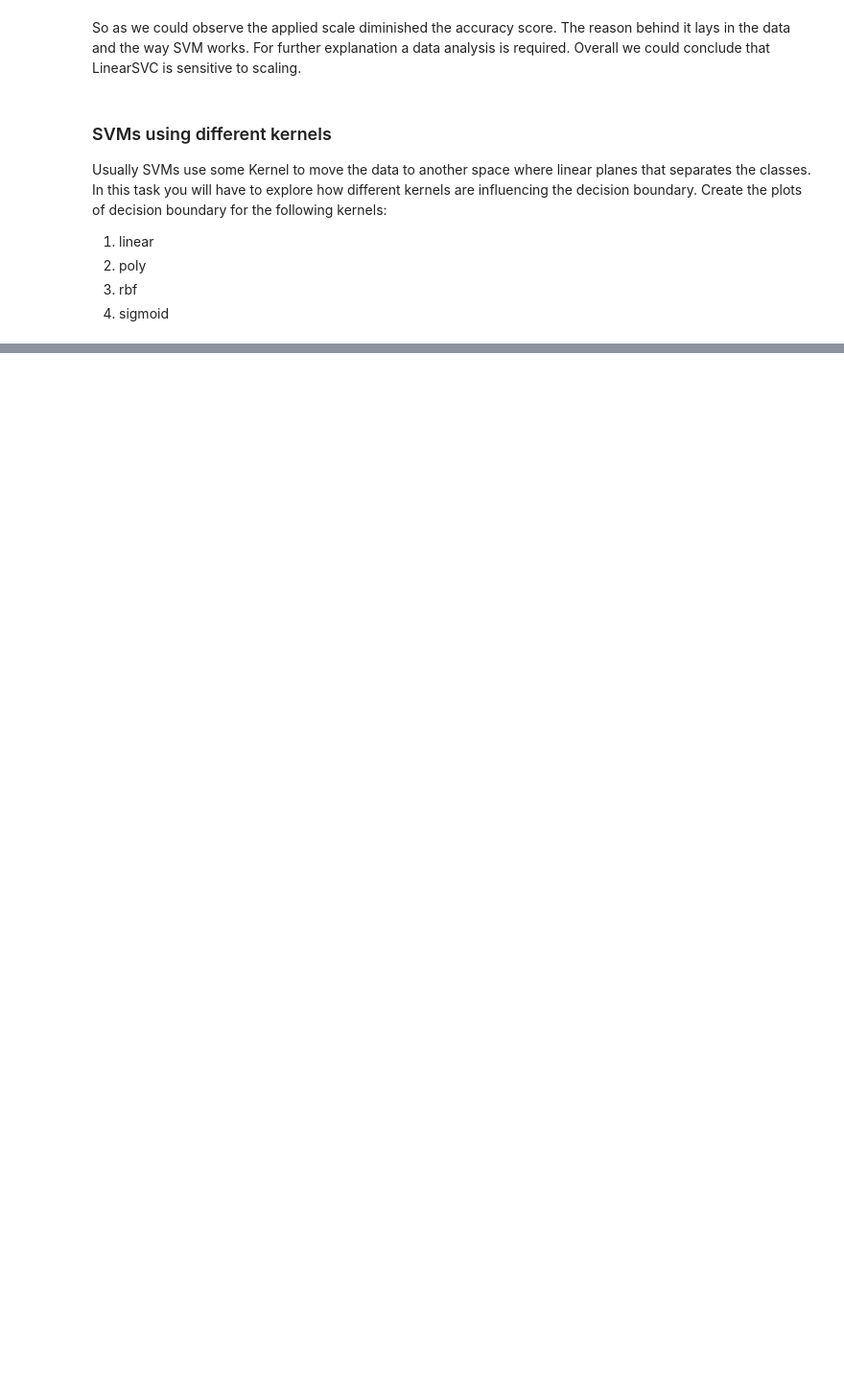
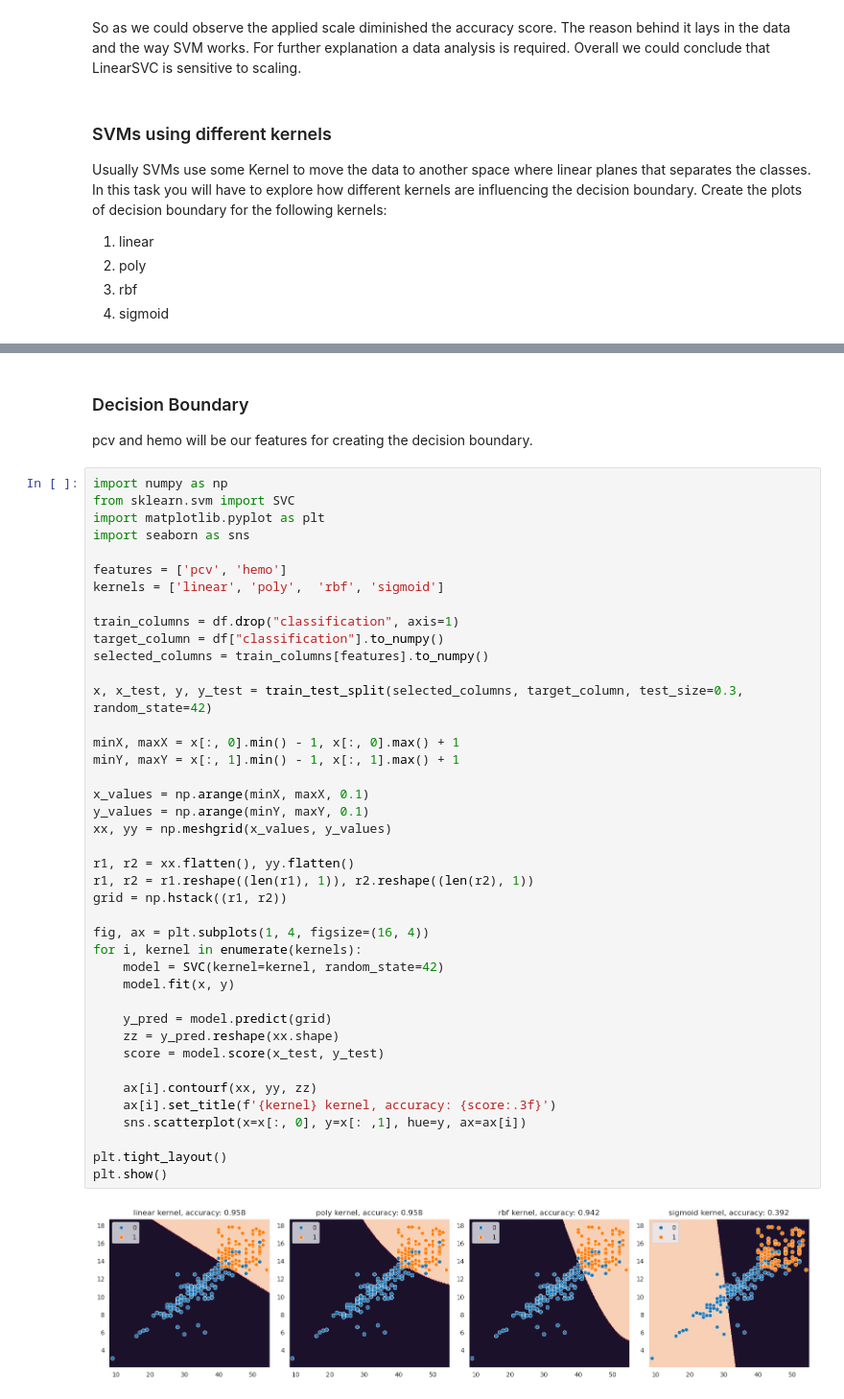
Before and after one commit to its-mario/Sigmoid-Mentoring, a Jupyter notebook: 09_support_vector_machine.ipynb, the cells around one changed output, grey strips where cells are left out. Shown at 96% size. Cells and saved outputs as stored; diff of their text form; blank space fills up the shorter version.

```diff
--- a/09_support_vector_machine.ipynb
+++ b/09_support_vector_machine.ipynb
@@ -267,0 +135,46 @@ Pcv and
+# %% [markdown]
+### Decision Boundary
+pcv and hemo will be our features for creating the decision boundary.
+# %%
+import numpy as np
+from sklearn.svm import SVC
+import matplotlib.pyplot as plt
+import seaborn as sns
+
+features = ['pcv', 'hemo']
+kernels = ['linear', 'poly',  'rbf', 'sigmoid']
+
+train_columns = df.drop("classification", axis=1)
+target_column = df["classification"].to_numpy()
+selected_columns = train_columns[features].to_numpy()
+
+x, x_test, y, y_test = train_test_split(selected_columns, target_column, test_size=0.3, random_state=42)
+
+minX, maxX = x[:, 0].min() - 1, x[:, 0].max() + 1
+minY, maxY = x[:, 1].min() - 1, x[:, 1].max() + 1
+
+x_values = np.arange(minX, maxX, 0.1)
+y_values = np.arange(minY, maxY, 0.1)
+xx, yy = np.meshgrid(x_values, y_values)
+
+r1, r2 = xx.flatten(), yy.flatten()
+r1, r2 = r1.reshape((len(r1), 1)), r2.reshape((len(r2), 1))
+grid = np.hstack((r1, r2))
+
+fig, ax = plt.subplots(1, 4, figsize=(16, 4))
+for i, kernel in enumerate(kernels):
+    model = SVC(kernel=kernel, random_state=42)
+    model.fit(x, y)
+
+    y_pred = model.predict(grid)
+    zz = y_pred.reshape(xx.shape)
+    score = model.score(x_test, y_test)
+
+    ax[i].contourf(xx, yy, zz)
+    ax[i].set_title(f'{kernel} kernel, accuracy: {score:.3f}')
+    sns.scatterplot(x=x[:, 0], y=x[: ,1], hue=y, ax=ax[i])
+
+plt.tight_layout()
+plt.show()
+# %% [output]
+[figure, added]
```
Also changed, not shown: parts of 30 cells of this notebook.
